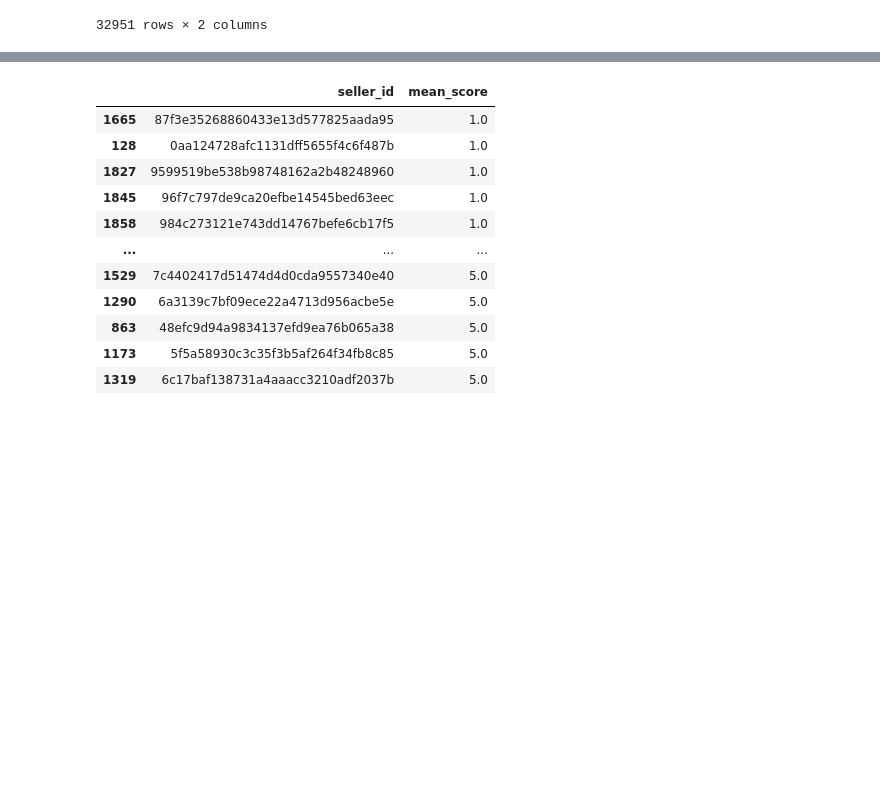
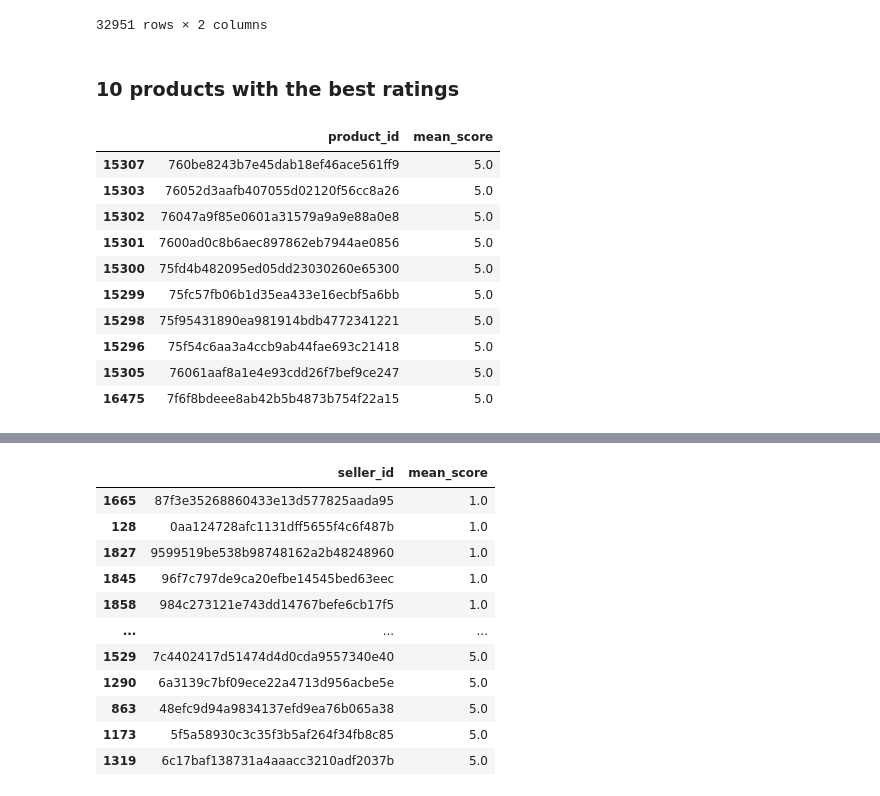
Before and after one commit to Swyatoistudent/SMART, a Jupyter notebook: TASK3/analytics.ipynb, the cells around one changed output, grey strips where cells are left out. Cells and saved outputs as stored; diff of their text form; code cells hidden in the pictures; blank space fills up the shorter version.

```diff
--- a/TASK3/analytics.ipynb
+++ b/TASK3/analytics.ipynb
@@ -49,3 +55,20 @@ items_reviews
 | 15305 | 76061aaf8a1e4e93cdd26f7bef9ce247 | 5.0 |
 | 16475 | 7f6f8bdeee8ab42b5b4873b754f22a15 | 5.0 |
 32951 rows × 2 columns
+# %% [markdown]
+### 10 products with the best ratings
+# %%
+best_products = items_reviews[-10:]
+best_products
+# %% [output]
+|  | product_id | mean_score |
+| 15307 | 760be8243b7e45dab18ef46ace561ff9 | 5.0 |
+| 15303 | 76052d3aafb407055d02120f56cc8a26 | 5.0 |
+| 15302 | 76047a9f85e0601a31579a9a9e88a0e8 | 5.0 |
+| 15301 | 7600ad0c8b6aec897862eb7944ae0856 | 5.0 |
+| 15300 | 75fd4b482095ed05dd23030260e65300 | 5.0 |
+| 15299 | 75fc57fb06b1d35ea433e16ecbf5a6bb | 5.0 |
+| 15298 | 75f95431890ea981914bdb4772341221 | 5.0 |
+| 15296 | 75f54c6aa3a4ccb9ab44fae693c21418 | 5.0 |
+| 15305 | 76061aaf8a1e4e93cdd26f7bef9ce247 | 5.0 |
+| 16475 | 7f6f8bdeee8ab42b5b4873b754f22a15 | 5.0 |
```
Also changed, not shown: parts of 14 cells of this notebook.
